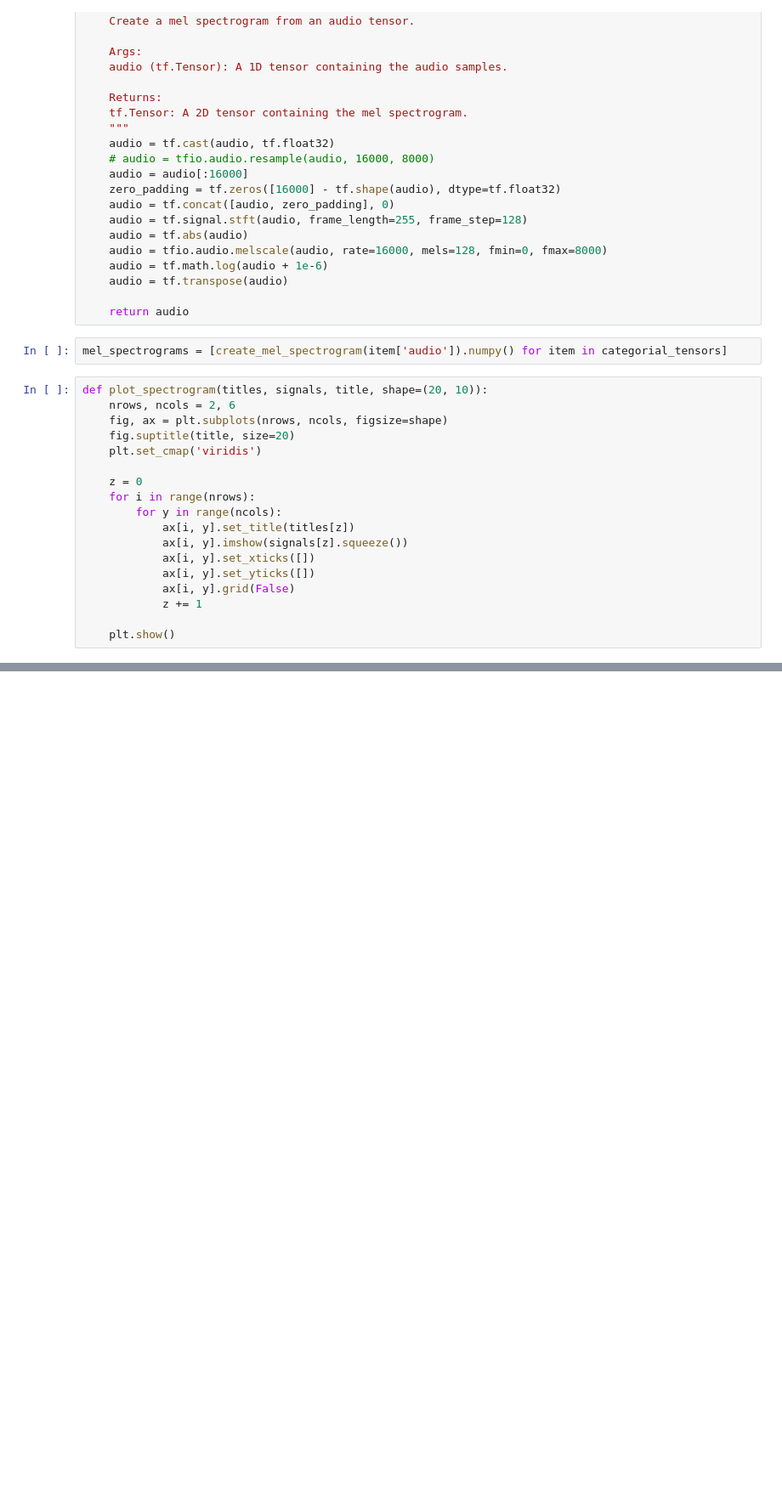
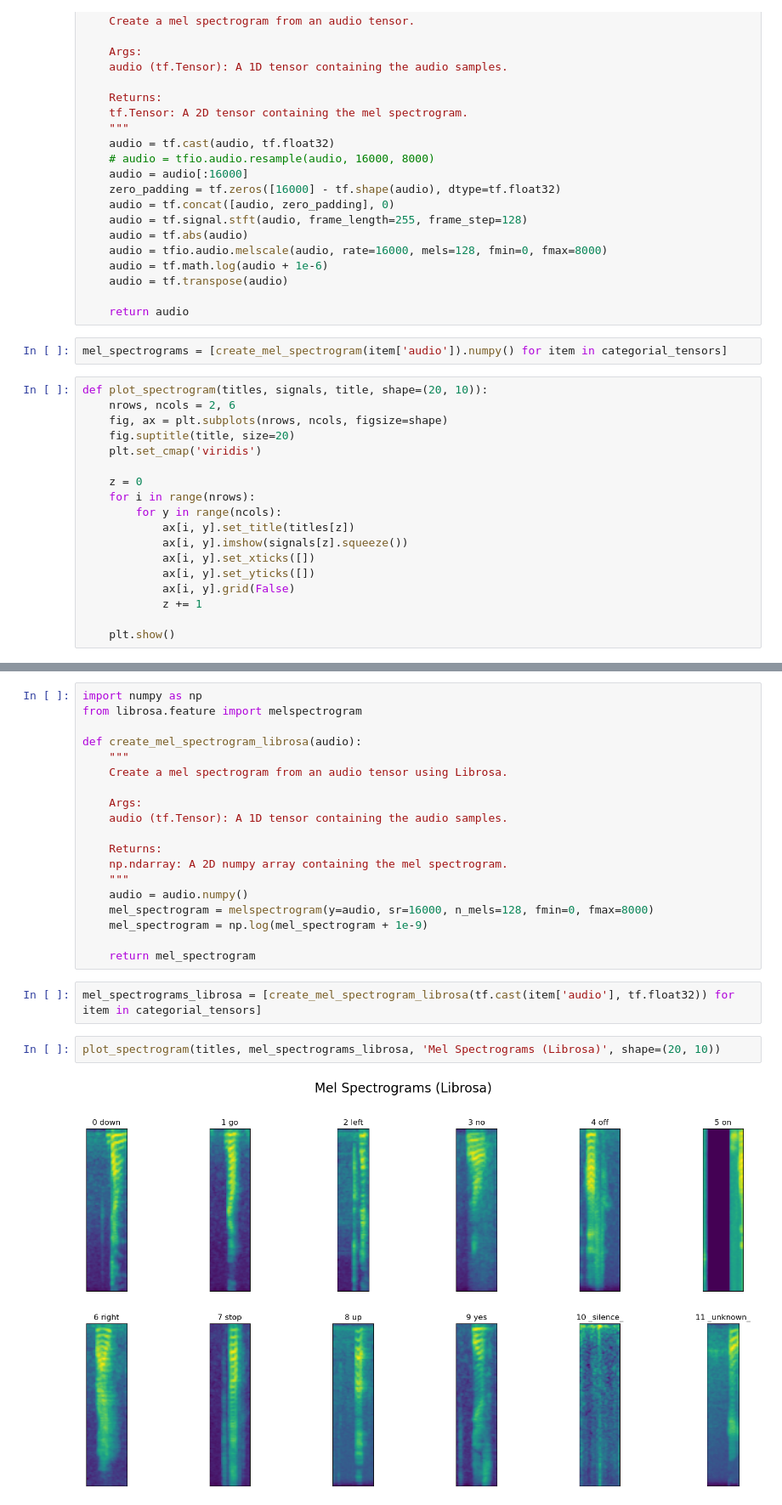
Before and after one commit to almog-sharoni/KWS_Advanced_Computer_Architecture, a Jupyter notebook: visualization.ipynb, the cells around one changed output, grey strips where cells are left out. Shown at 85% size. Saved outputs shown, nothing was run; the diff lists cells and outputs as text; blank space fills up the shorter version.

```diff
--- a/visualization.ipynb
+++ b/visualization.ipynb
@@ -192,0 +218,25 @@ plot_spectrogram(titles, mel_spectrograms, 'Mel Spectrograms')
+# %%
+import numpy as np
+from librosa.feature import melspectrogram
+
+def create_mel_spectrogram_librosa(audio):
+    """
+    Create a mel spectrogram from an audio tensor using Librosa.
+
+    Args:
+    audio (tf.Tensor): A 1D tensor containing the audio samples.
+
+    Returns:
+    np.ndarray: A 2D numpy array containing the mel spectrogram.
+    """
+    audio = audio.numpy()
+    mel_spectrogram = melspectrogram(y=audio, sr=16000, n_mels=128, fmin=0, fmax=8000)
+    mel_spectrogram = np.log(mel_spectrogram + 1e-9)
+
+    return mel_spectrogram
+# %%
+mel_spectrograms_librosa = [create_mel_spectrogram_librosa(tf.cast(item['audio'], tf.float32)) for item in categorial_tensors]
+# %%
+plot_spectrogram(titles, mel_spectrograms_librosa, 'Mel Spectrograms (Librosa)', shape=(20, 10))
+# %% [output]
+[figure, added]
```
Also changed, not shown: parts of 18 cells of this notebook, 1 other file.
